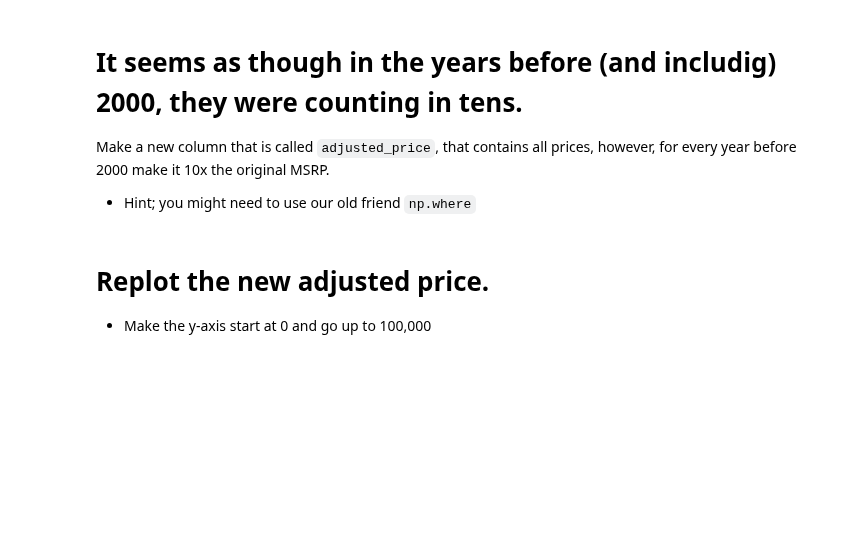
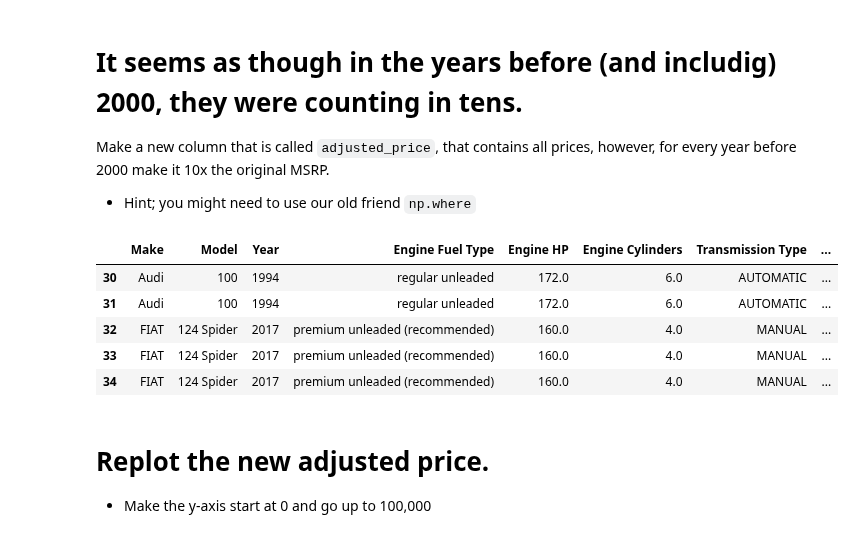
Before and after one commit to soashaker/2021-fall-data-science, a Jupyter notebook: Week-02-EDA/Exercise-EDA.ipynb, the cells around one changed output. Drawn from its saved outputs; the diff is of its cells as text; code cells hidden in the pictures; blank space fills up the shorter version.

```diff
--- a/Week-02-EDA/Exercise-EDA.ipynb
+++ b/Week-02-EDA/Exercise-EDA.ipynb
@@ -116,9 +121,19 @@ Make a new column that is called `adjusted_price`, that contains all prices, how
    * Hint; you might need to use our old friend `np.where`
 # %%
 # Make a column where is 10 when year is less than 2000, else 1.
-
+condition = df['Year'] <= 2000
+df['adjusted_price'] = np.where(condition, 10, 1)
 
 # Multiply the MSRP by the price adjuster.
+df['adjusted_price'] = df['MSRP'] * df['adjusted_price']
+df.iloc[25:30]
+# %% [output]
+|  | Make | Model | Year | Engine Fuel Type | Engine HP | Engine Cylinders | Transmission Type | ... |
+| 30 | Audi | 100 | 1994 | regular unleaded | 172.0 | 6.0 | AUTOMATIC | ... |
+| 31 | Audi | 100 | 1994 | regular unleaded | 172.0 | 6.0 | AUTOMATIC | ... |
+| 32 | FIAT | 124 Spider | 2017 | premium unleaded (recommended) | 160.0 | 4.0 | MANUAL | ... |
+| 33 | FIAT | 124 Spider | 2017 | premium unleaded (recommended) | 160.0 | 4.0 | MANUAL | ... |
+| 34 | FIAT | 124 Spider | 2017 | premium unleaded (recommended) | 160.0 | 4.0 | MANUAL | ... |
 # %% [markdown]
 # Replot the new adjusted price.
 * Make the y-axis start at 0 and go up to 100,000
```
Also changed, not shown: parts of 5 cells of this notebook.
